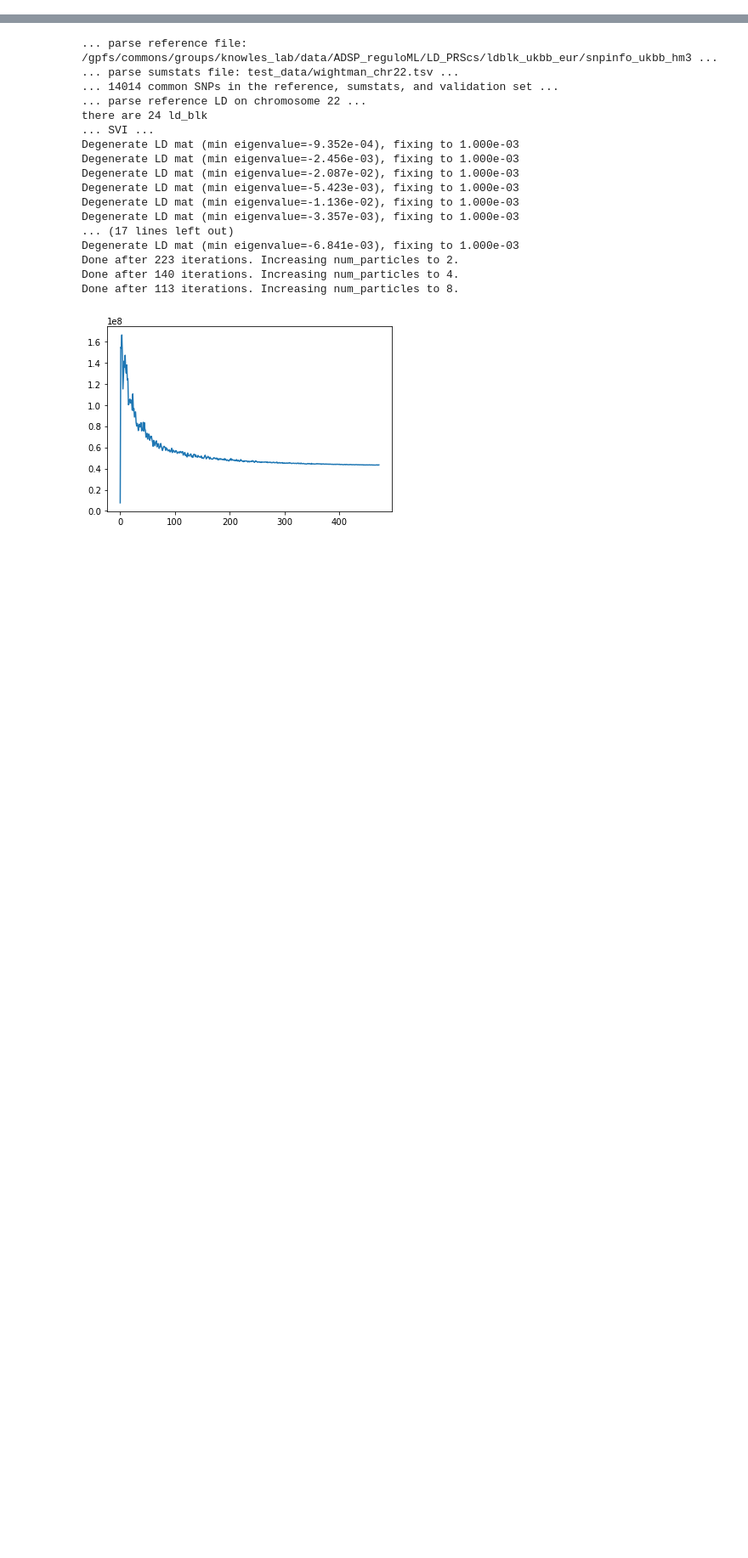
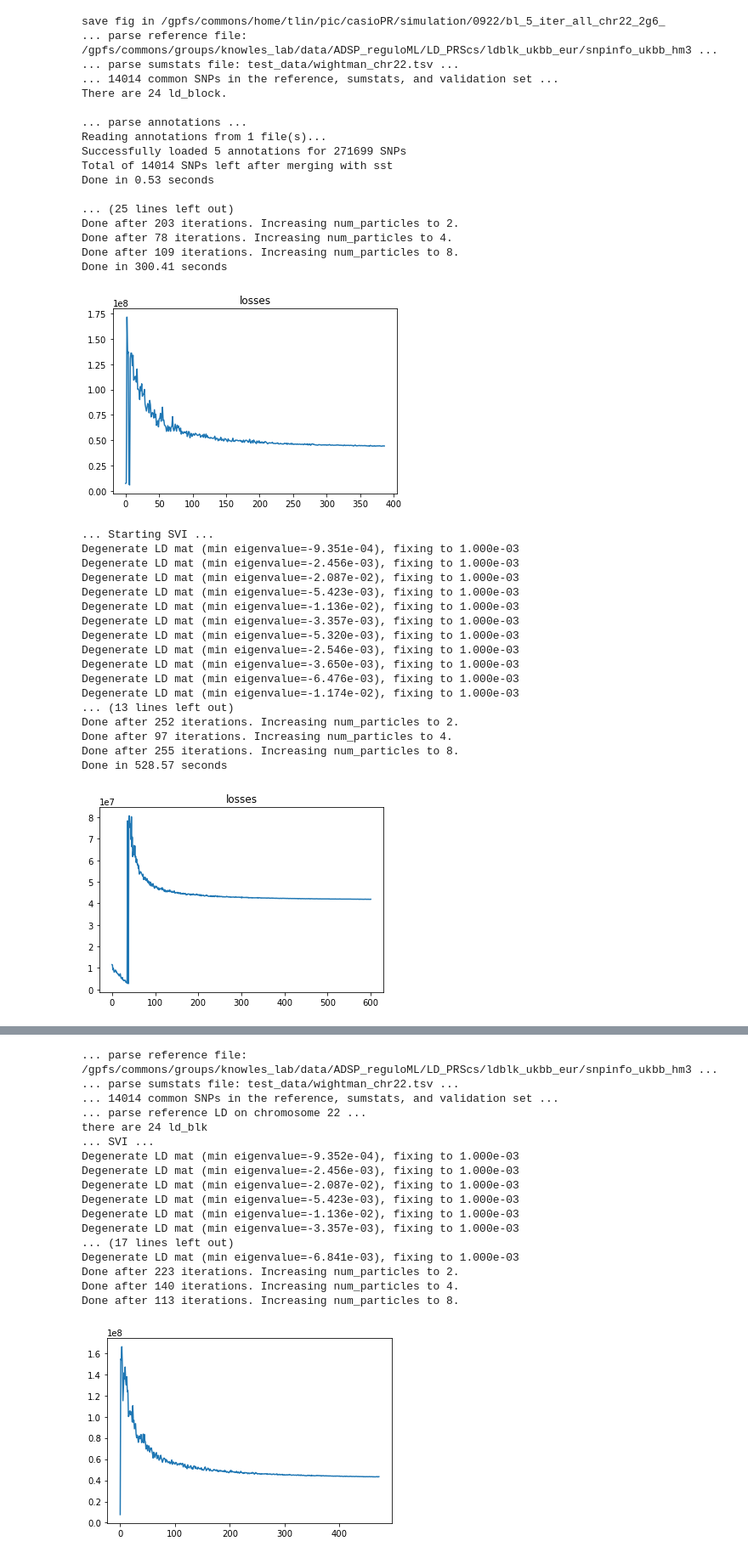
Before and after one commit to davidaknowles/casopr, a Jupyter notebook: simulation.ipynb, the cells around one changed output, grey strips where cells are left out. Shown: that part at 85% size. Saved outputs shown, nothing was run; the diff lists cells and outputs as text; code cells hidden in the pictures; blank space fills up the shorter version.

```diff
--- a/simulation.ipynb
+++ b/simulation.ipynb
@@ -672,0 +244,53 @@ stats["annotation_weights"]
+# %%
+# test on all chr22
+param_dict = {
+    'ref_dir' : '/gpfs/commons/groups/knowles_lab/data/ADSP_reguloML/LD_PRScs/ldblk_ukbb_eur', ## add my path
+    'bim_prefix' : "test_data/ADSP_qc_chr22",
+    'sst_file' : "test_data/wightman_chr22.tsv",
+    'n_gwas' : 200000,
+    'out_dir' : "test_data",
+    "seed" : 42,
+    "beta_std" : "False",
+    "n_iter" : 1000,
+    'anno_path': '/gpfs/commons/groups/knowles_lab/data/ADSP_reguloML/annotations/annotations_high_h2/baseline/baseline_high_h2_chr',
+    'save_fig_path':'0922/bl_5_iter_all_chr22'
+}
+
+test = check_sim_result(param_dict, "all_chr22",refit_time = 5)
+# %% [output]
+save fig in /gpfs/commons/home/tlin/pic/casioPR/simulation/0922/bl_5_iter_all_chr22_2g6_
+... parse reference file: /gpfs/commons/groups/knowles_lab/data/ADSP_reguloML/LD_PRScs/ldblk_ukbb_eur/snpinfo_ukbb_hm3 ...
+... parse sumstats file: test_data/wightman_chr22.tsv ...
+... 14014 common SNPs in the reference, sumstats, and validation set ...
+There are 24 ld_block.
+
+... parse annotations ...
+Reading annotations from 1 file(s)...
+Successfully loaded 5 annotations for 271699 SNPs
+Total of 14014 SNPs left after merging with sst
+Done in 0.53 seconds
+
+... (25 lines left out)
+Done after 203 iterations. Increasing num_particles to 2.
+Done after 78 iterations. Increasing num_particles to 4.
+Done after 109 iterations. Increasing num_particles to 8.
+Done in 300.41 seconds
+[figure, added]
+... Starting SVI ...
+Degenerate LD mat (min eigenvalue=-9.351e-04), fixing to 1.000e-03
+Degenerate LD mat (min eigenvalue=-2.456e-03), fixing to 1.000e-03
+Degenerate LD mat (min eigenvalue=-2.087e-02), fixing to 1.000e-03
+Degenerate LD mat (min eigenvalue=-5.423e-03), fixing to 1.000e-03
+Degenerate LD mat (min eigenvalue=-1.136e-02), fixing to 1.000e-03
+Degenerate LD mat (min eigenvalue=-3.357e-03), fixing to 1.000e-03
+Degenerate LD mat (min eigenvalue=-5.320e-03), fixing to 1.000e-03
+Degenerate LD mat (min eigenvalue=-2.546e-03), fixing to 1.000e-03
+Degenerate LD mat (min eigenvalue=-3.650e-03), fixing to 1.000e-03
+Degenerate LD mat (min eigenvalue=-6.476e-03), fixing to 1.000e-03
+Degenerate LD mat (min eigenvalue=-1.174e-02), fixing to 1.000e-03
+... (13 lines left out)
+Done after 252 iterations. Increasing num_particles to 2.
+Done after 97 iterations. Increasing num_particles to 4.
+Done after 255 iterations. Increasing num_particles to 8.
+Done in 528.57 seconds
+[figure, added]
```
Also changed, not shown: parts of 41 cells of this notebook, 2 other files.
